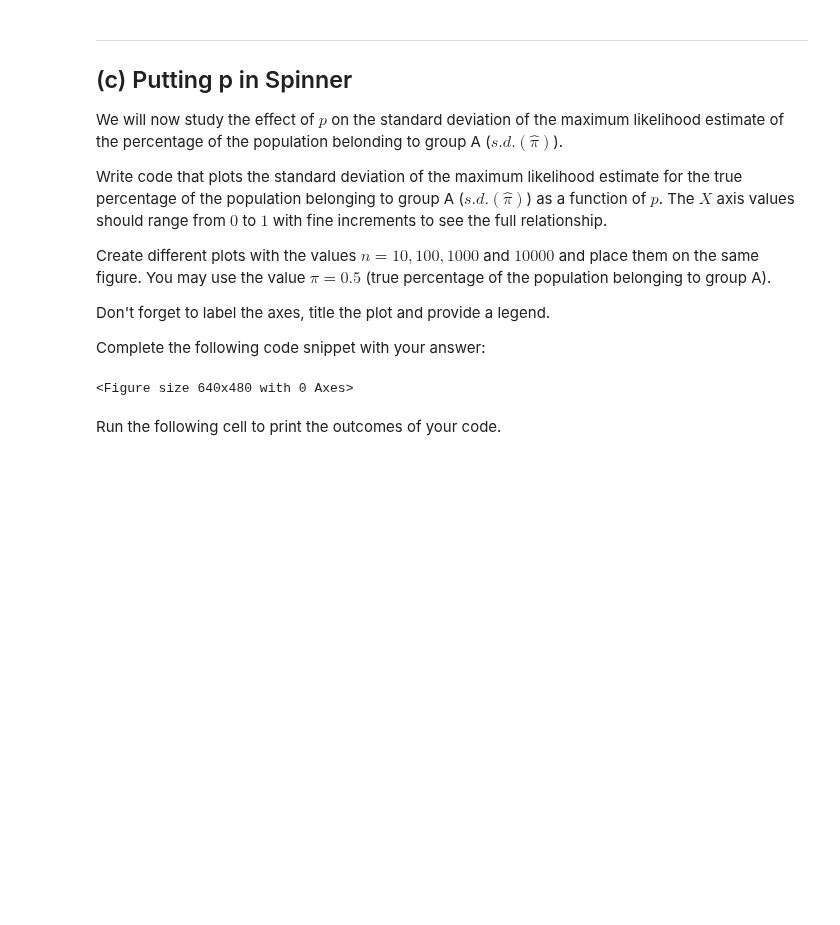
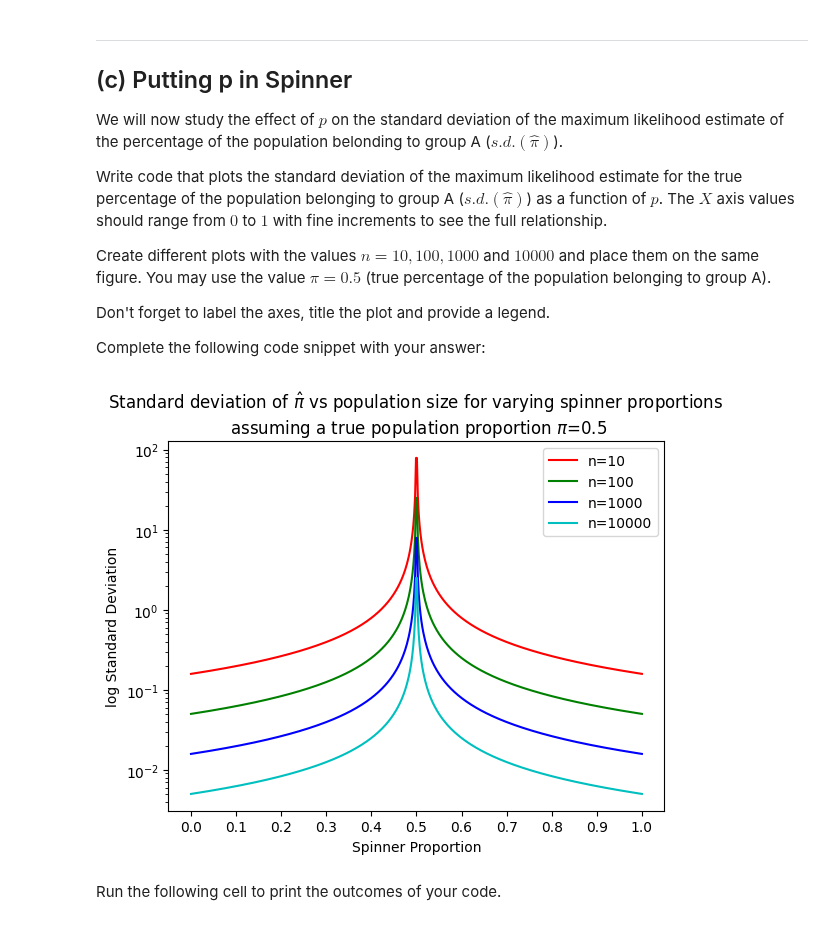
Before and after one commit to KJWesthoff/233LabTaskForce, a Jupyter notebook: lab1/Lab1.ipynb, the cells around one changed output. Saved outputs shown, nothing was run; the diff lists cells and outputs as text; code cells hidden in the pictures; blank space fills up the shorter version.

```diff
--- a/lab1/Lab1.ipynb
+++ b/lab1/Lab1.ipynb
@@ -517,10 +517,33 @@ Don't forget to label the axes, title the plot and provide a legend.
 
 Complete the following code snippet with your answer:
 # %%
-p2c_figure = pyplot.figure();
+def create_2c_plot(plot, n_vals, key_loc='upper right'):
+  colors = ['r', 'g', 'b', 'c', 'm', 'y', 'k', 'w']
+
+  pi = 0.5
+  x = numpy.linspace(0, 1, 500)
+  ax = plot.add_subplot(1, 1, 1)
+  # ax.set_ylim([0, 1])
+
+  for n in n_vals:
+    y = sd_pi_hat(x, n, pi)
+    pyplot.semilogy(x, y, colors.pop(0), label=f'{n=}')
+
+  pyplot.legend(loc=key_loc)
+  pyplot.xlabel('Spinner Proportion')
+  pyplot.ylabel('log Standard Deviation')
+  pyplot.title('Standard deviation of $\hat{\pi}$ vs population size for varying spinner proportions \n assuming a true population proportion $\pi$=%.1f' %pi)
+  pyplot.xticks(numpy.arange(0, 1.1, 0.1))
+  pyplot.show()
+
+n_vals = [10, 100, 1000, 10000]
+p2c_figure = pyplot.figure()
+create_2c_plot(p2c_figure, n_vals)
+
+
 # Your solution goes here
 # %% [output]
-<Figure size 640x480 with 0 Axes>
+[figure, added]
 # %% [markdown]
 Run the following cell to print the outcomes of your code.
 # %%
```
Also changed, not shown: parts of 2 cells of this notebook.
